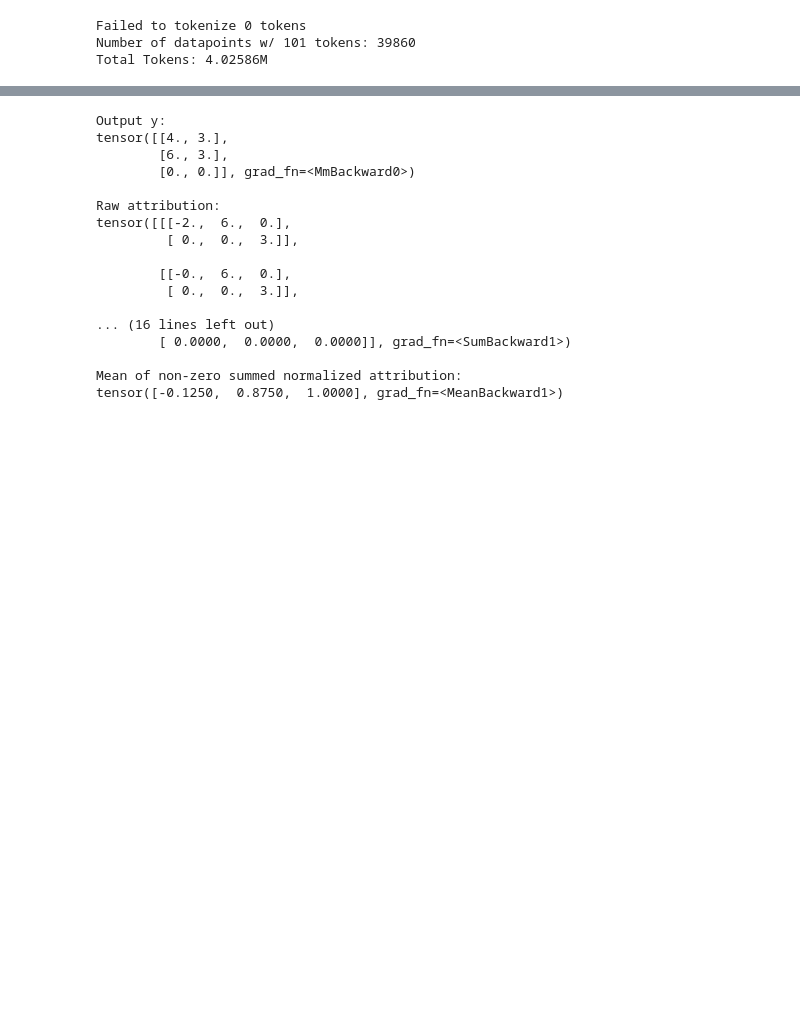
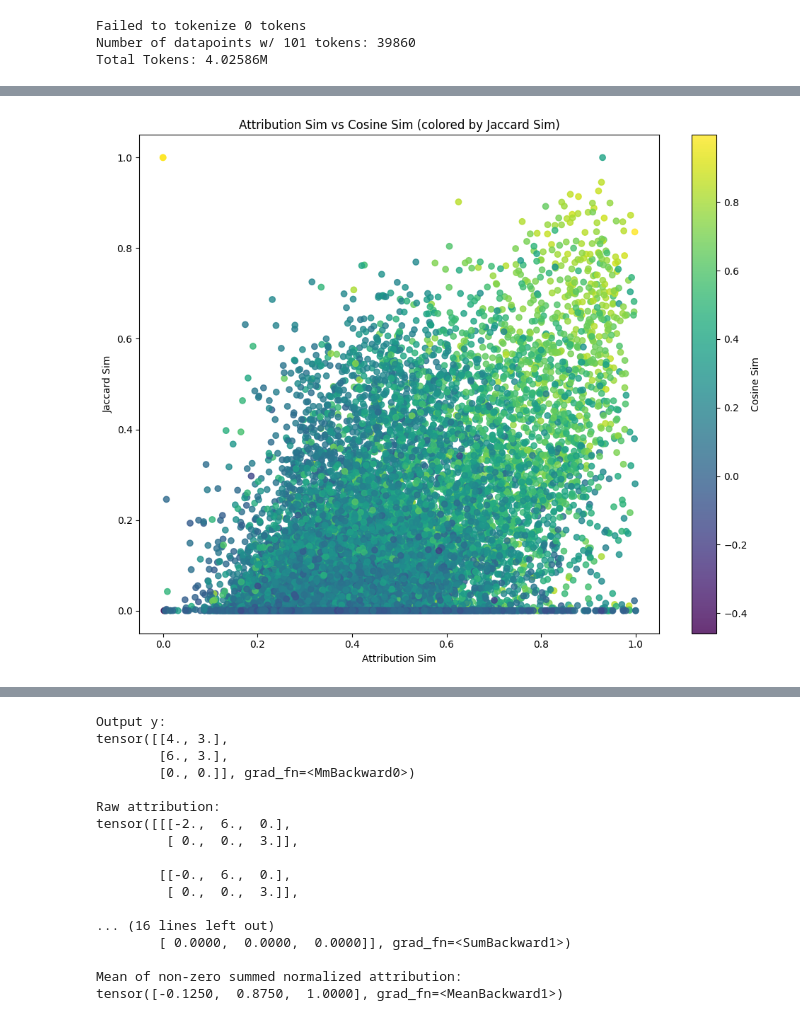
Before and after one commit to loganriggs/sae-circuits, a Jupyter notebook: notebooks/tiny_circuits.ipynb, the cells around one changed output, grey strips where cells are left out. Cells and saved outputs as stored; diff of their text form; code cells hidden in the pictures; blank space fills up the shorter version.

Commit message:
added attribution by jaccard sim graph

```diff
--- a/notebooks/tiny_circuits.ipynb
+++ b/notebooks/tiny_circuits.ipynb
@@ -200,0 +251,15 @@ torch.save(average_attribution, f"{activation_names[0]}_{activation_names[1]}_av
+# %%
+def jaccard_sim(ind1, ind2, self_cooccurance_one):
+    intersection = self_cooccurance_one[ind1 ,ind2]
+    total_1 = self_cooccurance_one[ind1, ind1]
+    total_2 = self_cooccurance_one[ind2, ind2]
+    jaccard_sim = intersection / (total_1 + total_2 - intersection)
+    return jaccard_sim
+@torch.no_grad()
+def cos_sim_vectors(ind1, ind2, sae):
+    v1 = sae.decoder.weight[:,ind1]
+    v2 = sae.decoder.weight[:,ind2]
+    v1 = v1 / v1.norm(dim=0)
+    v2 = v2 / v2.norm(dim=0)
+    c_sim = (v1@v2).cpu()
+    return c_sim
@@ -200,0 +296,31 @@ torch.save(average_attribution, f"{activation_names[0]}_{activation_names[1]}_av
+# %%
+# All cos-sim, jaccard-sim, and attribution sim. Plot against each other
+max_cos_val, max_cos_ind = ind_nz_cos_sim.triu(diagonal=1).max(dim=0)
+cos_sim = []
+jacc_sim = []
+for feature_ind in tqdm(range(ind_nz_cos_sim.shape[0])):
+    target_feature = max_cos_ind[feature_ind]
+    cos_sim.append(cos_sim_vectors(feature_ind, target_feature, sae_res).item())
+    jacc_sim.append(jaccard_sim(feature_ind, target_feature, self_cooccurance_one).item())
+# %%
+import matplotlib.pyplot as plt
+import numpy as np
+
+# Create the 2D scatter plot
+plt.figure(figsize=(10, 8))
+scatter = plt.scatter(max_cos_val.cpu(), jacc_sim, c=cos_sim, cmap='viridis', alpha=0.8)
+
+# Add labels and title
+plt.xlabel('Attribution Sim')
+plt.ylabel('Jaccard Sim')
+plt.title('Attribution Sim vs Cosine Sim (colored by Jaccard Sim)')
+
+# Add a colorbar
+cbar = plt.colorbar(scatter)
+cbar.set_label('Cosine Sim')
+
+# Show the plot
+plt.tight_layout()
+plt.show()
+# %% [output]
+[figure, added]
```
Also changed, not shown: parts of 19 cells of this notebook.
